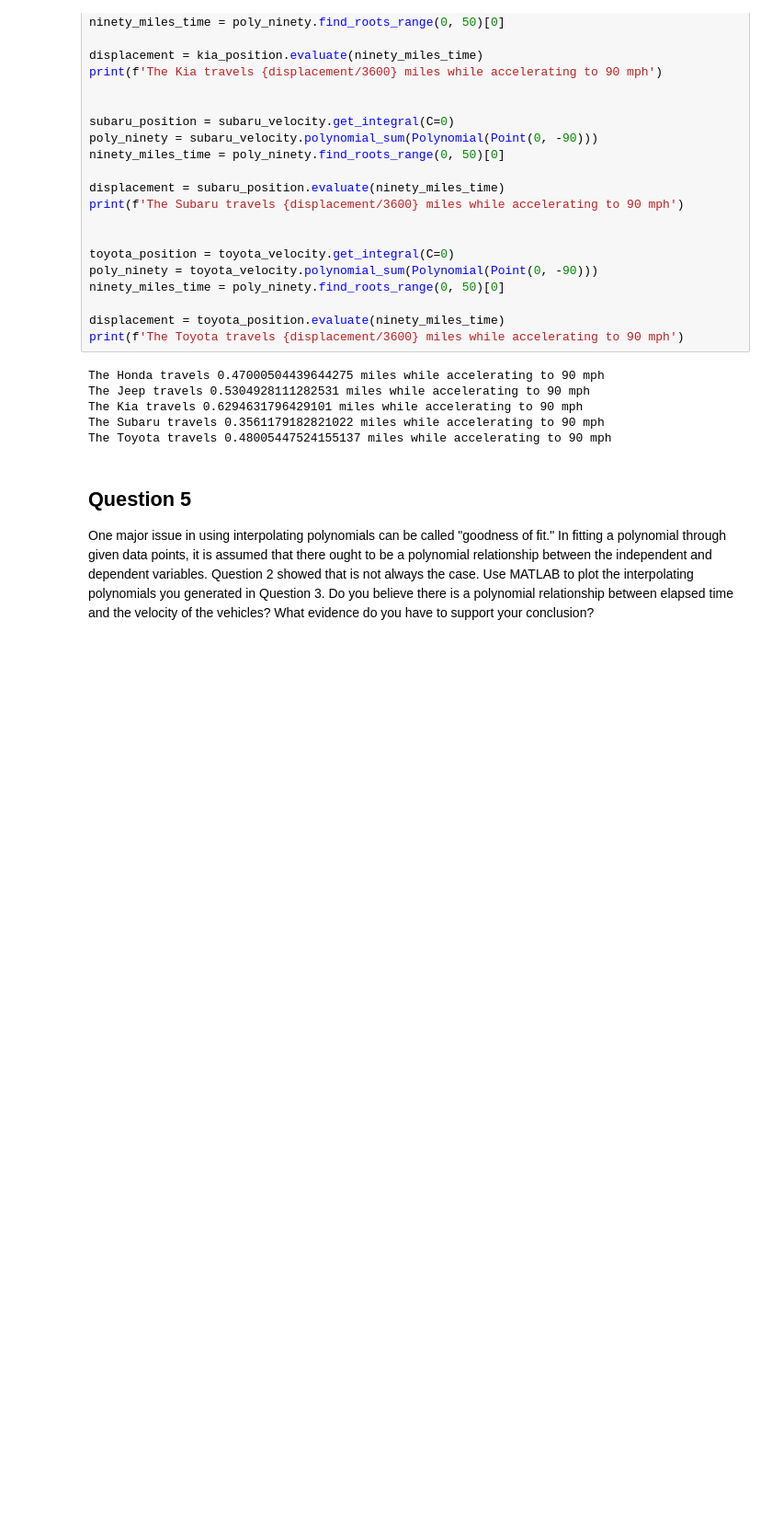
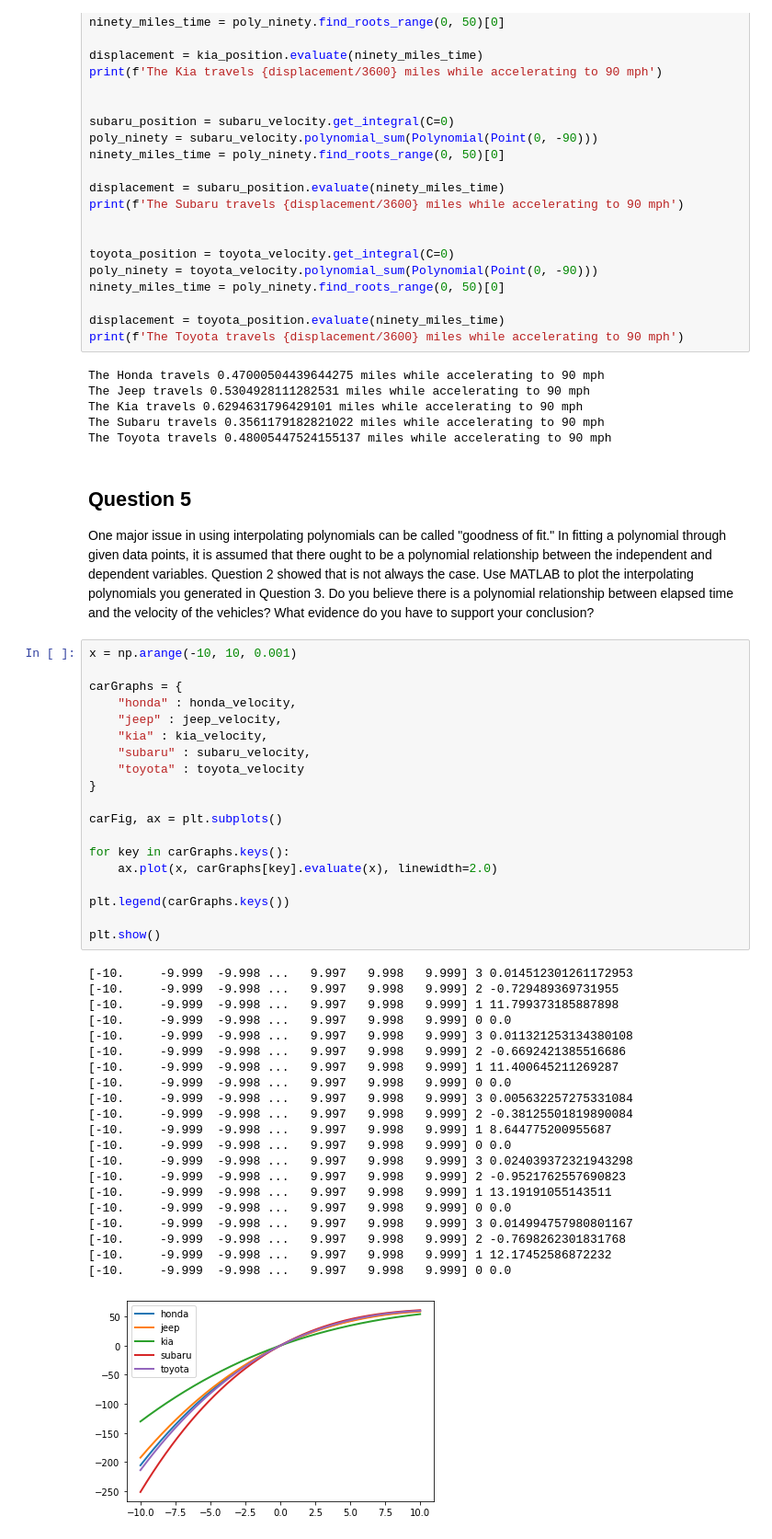
Before and after one commit to varunchitturi/Interpolating-Polynomials, a Jupyter notebook: Interpolating Polynomials.ipynb, the cells around one changed output. Shown at 92% size. Drawn from its saved outputs; the diff is of its cells as text; blank space fills up the shorter version.

Commit message:
Add graphs to question 5

```diff
--- a/Interpolating Polynomials.ipynb
+++ b/Interpolating Polynomials.ipynb
@@ -157,3 +164,44 @@ The Toyota travels 0.48005447524155137 miles while accelerating to 90 mph
 # %% [markdown]
 ## Question 5
 One major issue in using interpolating polynomials can be called "goodness of fit." In fitting a polynomial through given data points, it is assumed that there ought to be a polynomial relationship between the independent and dependent variables. Question 2 showed that is not always the case. Use MATLAB to plot the interpolating polynomials you generated in Question 3. Do you believe there is a polynomial relationship between elapsed time and the velocity of the vehicles? What evidence do you have to support your conclusion?
+# %%
+x = np.arange(-10, 10, 0.001)
+
+carGraphs = {
+    "honda" : honda_velocity,
+    "jeep" : jeep_velocity,
+    "kia" : kia_velocity,
+    "subaru" : subaru_velocity,
+    "toyota" : toyota_velocity
+}
+
+carFig, ax = plt.subplots()
+
+for key in carGraphs.keys():
+    ax.plot(x, carGraphs[key].evaluate(x), linewidth=2.0)
+
+plt.legend(carGraphs.keys())
+
+plt.show()
+# %% [output]
+[-10.     -9.999  -9.998 ...   9.997   9.998   9.999] 3 0.014512301261172953
+[-10.     -9.999  -9.998 ...   9.997   9.998   9.999] 2 -0.729489369731955
+[-10.     -9.999  -9.998 ...   9.997   9.998   9.999] 1 11.799373185887898
+[-10.     -9.999  -9.998 ...   9.997   9.998   9.999] 0 0.0
+[-10.     -9.999  -9.998 ...   9.997   9.998   9.999] 3 0.011321253134380108
+[-10.     -9.999  -9.998 ...   9.997   9.998   9.999] 2 -0.6692421385516686
+[-10.     -9.999  -9.998 ...   9.997   9.998   9.999] 1 11.400645211269287
+[-10.     -9.999  -9.998 ...   9.997   9.998   9.999] 0 0.0
+[-10.     -9.999  -9.998 ...   9.997   9.998   9.999] 3 0.005632257275331084
+[-10.     -9.999  -9.998 ...   9.997   9.998   9.999] 2 -0.38125501819890084
+[-10.     -9.999  -9.998 ...   9.997   9.998   9.999] 1 8.644775200955687
+[-10.     -9.999  -9.998 ...   9.997   9.998   9.999] 0 0.0
+[-10.     -9.999  -9.998 ...   9.997   9.998   9.999] 3 0.024039372321943298
+[-10.     -9.999  -9.998 ...   9.997   9.998   9.999] 2 -0.9521762557690823
+[-10.     -9.999  -9.998 ...   9.997   9.998   9.999] 1 13.19191055143511
+[-10.     -9.999  -9.998 ...   9.997   9.998   9.999] 0 0.0
+[-10.     -9.999  -9.998 ...   9.997   9.998   9.999] 3 0.014994757980801167
+[-10.     -9.999  -9.998 ...   9.997   9.998   9.999] 2 -0.7698262301831768
+[-10.     -9.999  -9.998 ...   9.997   9.998   9.999] 1 12.17452586872232
+[-10.     -9.999  -9.998 ...   9.997   9.998   9.999] 0 0.0
+[figure, added]
```
Also changed, not shown: parts of 2 cells of this notebook.
